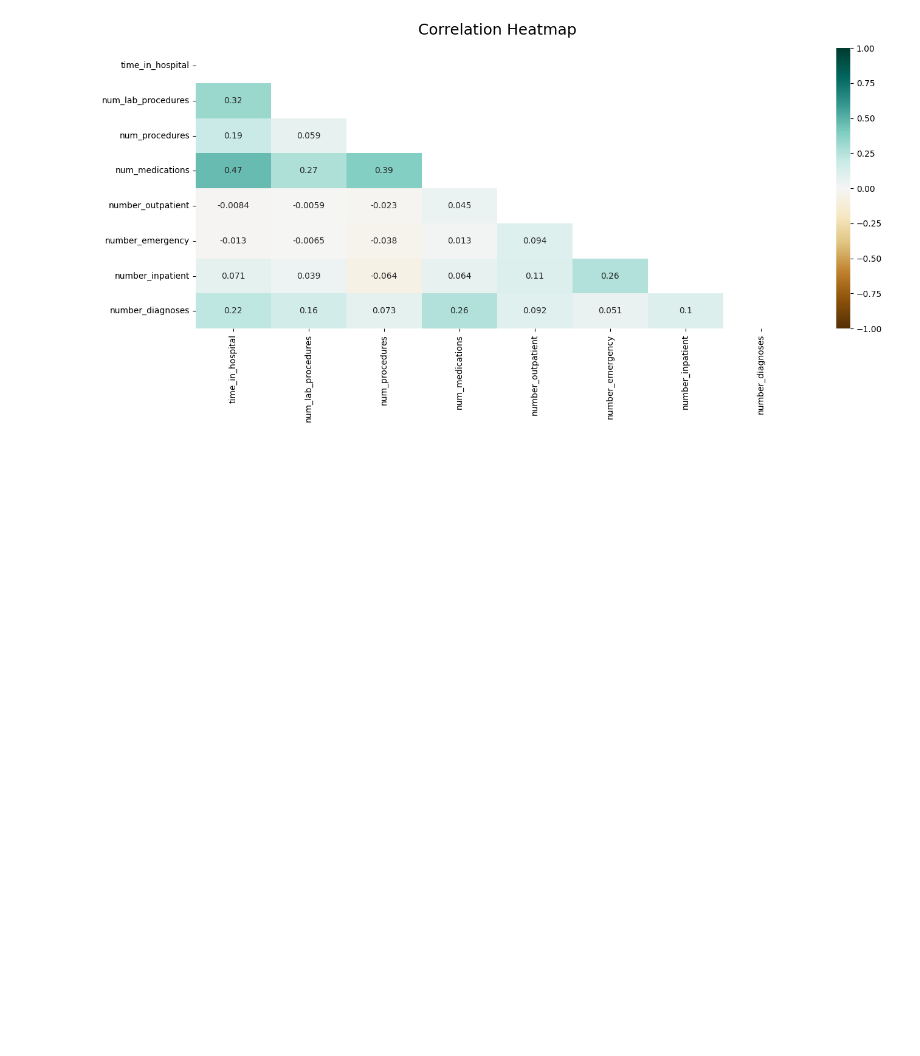
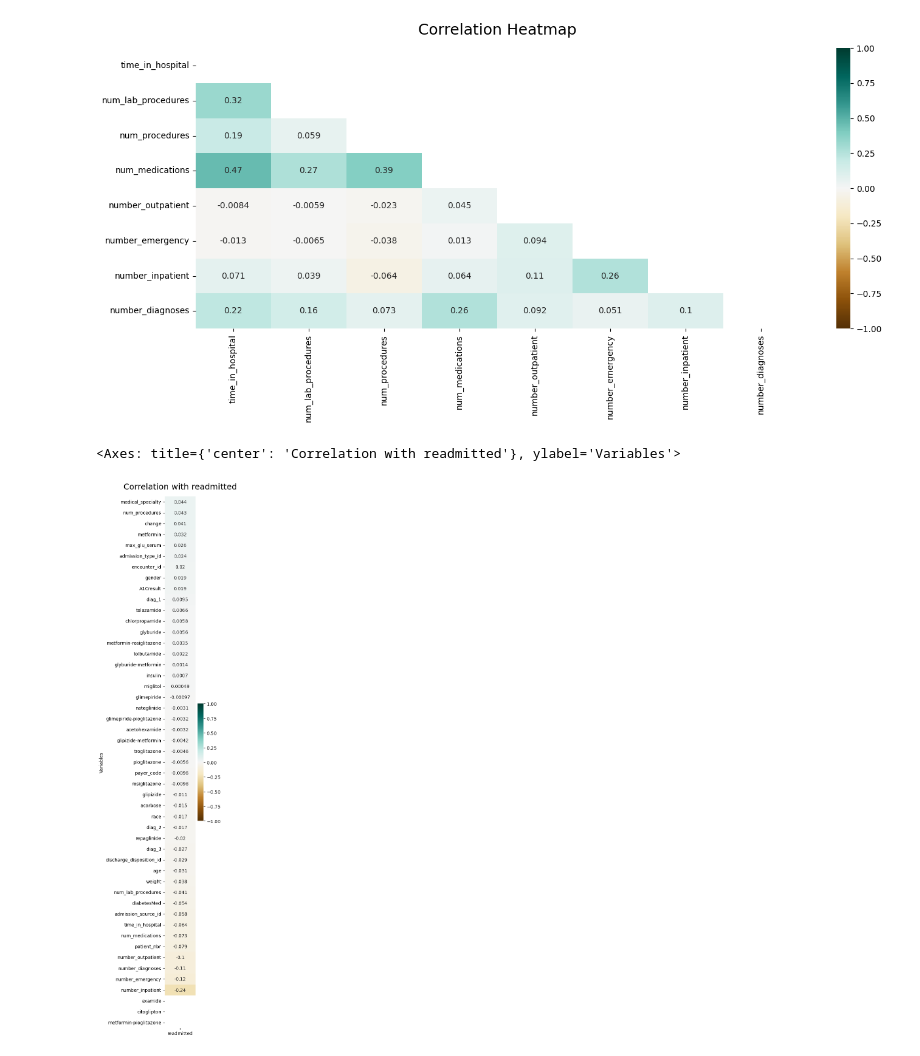
Before and after one commit to wip-0/ds207_final_project, a Jupyter notebook: notebook/data_analysis_prep_vts.ipynb, the cells around one changed output. Drawn from its saved outputs; the diff is of its cells as text; code cells hidden in the pictures; blank space fills up the shorter version.

Commit message:
Added new visualization functions (viz_analysis.py, viz_model.py). Also, restructured the visualization functions directory and updated data_analysis_prep_vts.ipynb

```diff
--- a/notebook/data_analysis_prep_vts.ipynb
+++ b/notebook/data_analysis_prep_vts.ipynb
@@ -399,3 +377,15 @@ plot_triangular_heatmap(heatmap_df = df[numeric_feats_analysis.columns.to_list()
 # %% [output]
 <Axes: title={'center': 'Correlation Heatmap'}>
 [figure]
+# %%
+plot_correlation_column_heatmap(
+    df,#[numeric_feats_analysis.columns.to_list()],
+    chosen_variable='readmitted',
+    method='spearman',
+    encode_categoricals= True,
+    sort_values= True,
+    exclude_self= True
+)
+# %% [output]
+<Axes: title={'center': 'Correlation with readmitted'}, ylabel='Variables'>
+[figure, added]
```
Also changed, not shown: parts of 8 cells of this notebook, 4 other files.
